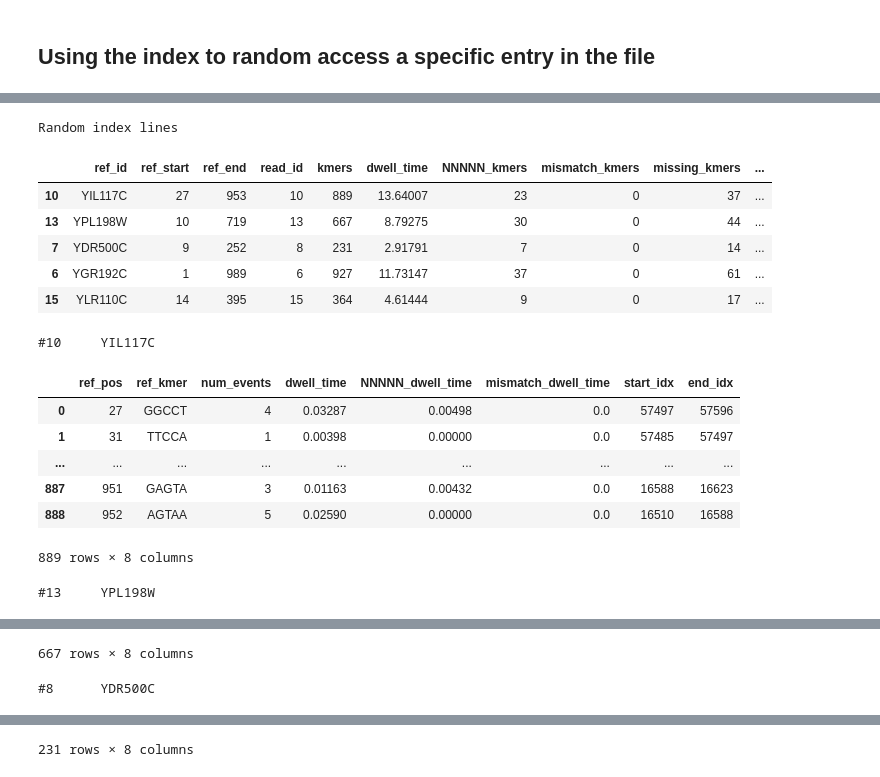
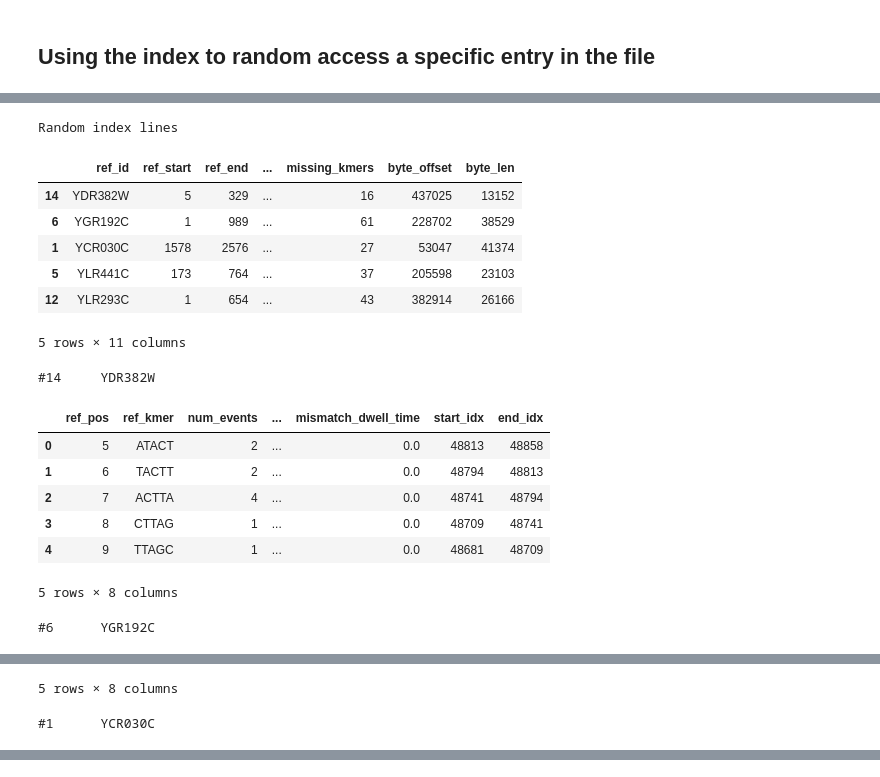
Before and after one commit to a-slide/NanopolishComp, a Jupyter notebook: docs/demo/Eventalign_collapse_usage.ipynb, the cells around one changed output, grey strips where cells are left out. Drawn from its saved outputs; the diff is of its cells as text; code cells hidden in the pictures.

```diff
--- a/docs/demo/Eventalign_collapse_usage.ipynb
+++ b/docs/demo/Eventalign_collapse_usage.ipynb
@@ -430,0 +435,31 @@ YDR224C 0         389     9       376   4.2840300000000004 8           0
+# %%
+output_fn = "./output/eventalign_collapse/stats_eventalign_collapse.tsv"
+index_fn = "./output/eventalign_collapse/stats_eventalign_collapse.tsv.idx"
+
+# Imports
+import csv
+from tabulate import tabulate
+from random import sample
+from itertools import islice
+
+# read index file and select random lines
+index_list = []
+with open (index_fn) as fp:
+    for l in csv.DictReader(fp, delimiter='\t'):
+        index_list.append(l)
+random_index = sample(index_list, k=5)
+print ("RANDOM INDEX LINES")
+print (tabulate(random_index, headers="keys"))
+
+# Open the collapsed event align file
+with open (output_fn) as fp:
+    for index in random_index:
+        # Access the header corresponding to the randomly selected index line using seek
+        fp.seek(0) # Return to file start
+        fp.seek(int(index["byte_offset"])) # Move to the offset indicated in the index file
+        print ("\n" + fp.readline().rstrip()) # Print read header
+        # Get 5 first lines and print then
+        data_list = []
+        for l in islice(csv.DictReader(fp, delimiter='\t'), 5):
+            data_list.append(l)
+        print (tabulate(data_list, headers="keys"))
@@ -431,41 +486,42 @@ YDR224C 0         389     9       376   4.2840300000000004 8           0
 # %%
 output_fn = "./output/eventalign_collapse/stats_eventalign_collapse.tsv"
 index_fn = "./output/eventalign_collapse/stats_eventalign_collapse.tsv.idx"
 
-# Import the index in a pandas dataframe (because it is simple)
+# Imports
 import pandas as pd
+pd.set_option('display.max_columns', 6)
+
+# read index file and select random lines
 index_df = pd.read_csv (index_fn, sep="\t")
-
-# Select random lines
 random_lines = index_df.sample(5)
 print ("Random index lines")
 display (random_lines)
 
 # Open the collapsed event align file
 with open (output_fn) as fp:
     for id, read in random_lines.iterrows():
 
         # Access the header corresponding to the randomly selected index line using seek
         fp.seek(0) # Return to file start
         fp.seek(read.byte_offset) # Move to the offset indicated in the index file
         print (fp.readline().rstrip()) # Print read header
-        df = pd.read_csv (fp, nrows=read.kmers, sep="\t") # Read lines corresponding to the read
-        with pd.option_context("display.max_rows",4): # display first and last lines
-            display(df)
+        df = pd.read_csv (fp, nrows=5, sep="\t") # Read lines corresponding to the read
+        display(df)
 # %% [output]
 Random index lines
-|  | ref_id | ref_start | ref_end | read_id | kmers | dwell_time | NNNNN_kmers | mismatch_kmers | missing_kmers | ... |
-| 10 | YIL117C | 27 | 953 | 10 | 889 | 13.64007 | 23 | 0 | 37 | ... |
-| 13 | YPL198W | 10 | 719 | 13 | 667 | 8.79275 | 30 | 0 | 44 | ... |
-| 7 | YDR500C | 9 | 252 | 8 | 231 | 2.91791 | 7 | 0 | 14 | ... |
-| 6 | YGR192C | 1 | 989 | 6 | 927 | 11.73147 | 37 | 0 | 61 | ... |
-| 15 | YLR110C | 14 | 395 | 15 | 364 | 4.61444 | 9 | 0 | 17 | ... |
+|  | ref_id | ref_start | ref_end | ... | missing_kmers | byte_offset | byte_len |
+| 14 | YDR382W | 5 | 329 | ... | 16 | 437025 | 13152 |
+| 6 | YGR192C | 1 | 989 | ... | 61 | 228702 | 38529 |
+| 1 | YCR030C | 1578 | 2576 | ... | 27 | 53047 | 41374 |
+| 5 | YLR441C | 173 | 764 | ... | 37 | 205598 | 23103 |
+| 12 | YLR293C | 1 | 654 | ... | 43 | 382914 | 26166 |
-#10     YIL117C
+5 rows × 11 columns
+#14     YDR382W
-|  | ref_pos | ref_kmer | num_events | dwell_time | NNNNN_dwell_time | mismatch_dwell_time | start_idx | end_idx |
-| 0 | 27 | GGCCT | 4 | 0.03287 | 0.00498 | 0.0 | 57497 | 57596 |
-| 1 | 31 | TTCCA | 1 | 0.00398 | 0.00000 | 0.0 | 57485 | 57497 |
-| ... | ... | ... | ... | ... | ... | ... | ... | ... |
-| 887 | 951 | GAGTA | 3 | 0.01163 | 0.00432 | 0.0 | 16588 | 16623 |
-| 888 | 952 | AGTAA | 5 | 0.02590 | 0.00000 | 0.0 | 16510 | 16588 |
+|  | ref_pos | ref_kmer | num_events | ... | mismatch_dwell_time | start_idx | end_idx |
+| 0 | 5 | ATACT | 2 | ... | 0.0 | 48813 | 48858 |
+| 1 | 6 | TACTT | 2 | ... | 0.0 | 48794 | 48813 |
+| 2 | 7 | ACTTA | 4 | ... | 0.0 | 48741 | 48794 |
+| 3 | 8 | CTTAG | 1 | ... | 0.0 | 48709 | 48741 |
+| 4 | 9 | TTAGC | 1 | ... | 0.0 | 48681 | 48709 |
-889 rows × 8 columns
-#13     YPL198W
+5 rows × 8 columns
+#6      YGR192C
@@ -478,2 +534,2 @@ Random index lines
-667 rows × 8 columns
-#8      YDR500C
+5 rows × 8 columns
+#1      YCR030C
@@ -486 +541,0 @@ Random index lines
-231 rows × 8 columns
```
Also changed, not shown: parts of 13 cells of this notebook, 1 other file.
